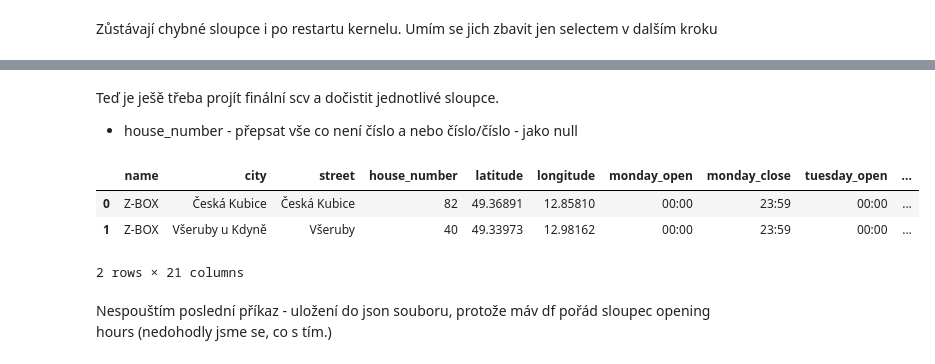
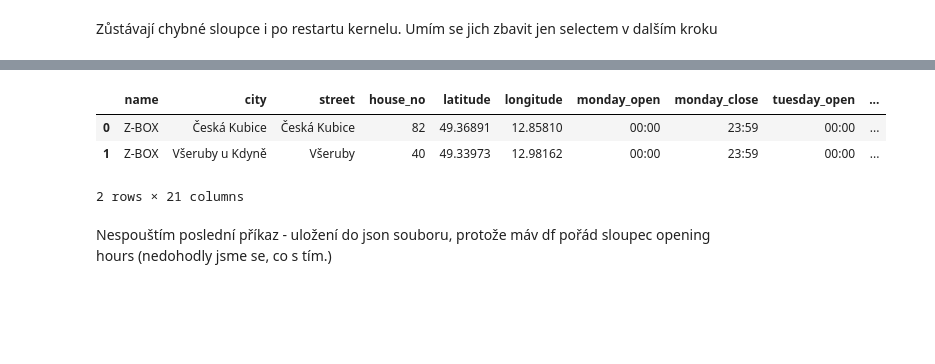
Before and after one commit to 123Lenka/Detektivky_vizualni_smog, a Jupyter notebook: sabi/s_zasilkovna_cleaning_dataset.ipynb, the cells around one changed output, grey strips where cells are left out. Saved outputs shown, nothing was run; the diff lists cells and outputs as text; code cells hidden in the pictures; blank space fills up the shorter version.

```diff
--- a/sabi/s_zasilkovna_cleaning_dataset.ipynb
+++ b/sabi/s_zasilkovna_cleaning_dataset.ipynb
@@ -164,0 +181,5 @@ df.head(2)
+# %%
+df['address_text'] = df['address_text'].str.replace(r'\s\d[\dA-Za-z/,-]*$', '', regex = True)
+
+df.columns
+df.head(2)
@@ -164,0 +243,10 @@ df.head(2)
+# %%
+address_text_rozdelene = df['address_text'].str.rsplit(',', n=1, expand=True)
+
+df['street'] = address_text_rozdelene[1].str.strip()
+df['city'] = address_text_rozdelene[0].str.strip()
+# %%
+df = df[['name', 'city', 'street', 'house_no', 'coordinates', 'openingHours']]
+
+df.columns
+df.head(2)
@@ -176,6 +267,0 @@ df.head(2)
-# %%
-# Vymazat pomocné sloupce (axis - směr, horitontálně - 1)
-df = df.drop(['address', 'address_text', 'street_and_number', 'coordinates'], axis=1)
-
-df.columns
-df.head(1)
@@ -305,17 +388,10 @@ df.head(2)
-# %% [markdown]
-Teď je ješě třeba projít finální scv a dočistit jednotlivé sloupce.
-- house_number - přepsat vše co není číslo a nebo číslo/číslo - jako null
 # %%
-df = df[['name', 'city', 'street', 'house_number', 'latitude', 'longitude',
-         'monday_open', 'monday_close', 'tuesday_open', 'tuesday_close',
-         'wednesday_open', 'wednesday_close', 'thursday_open', 'thursday_close',
-         'friday_open', 'friday_close', 'saturday_open', 'saturday_close',
-         'sunday_open', 'sunday_close', 'openingHours']]
+df = df[['name', 'city', 'street', 'house_no', 'latitude', 'longitude',	'monday_open', 'monday_close', 'tuesday_open', 'tuesday_close', 'wednesday_open', 'wednesday_close', 'thursday_open', 'thursday_close', 'friday_open', 'friday_close', 'saturday_open', 'saturday_close', 'sunday_open', 'sunday_close', 'openingHours']]
 
 df.columns
 df.head(2)
 # %% [output]
-|  | name | city | street | house_number | latitude | longitude | monday_open | monday_close | tuesday_open | ... |
+|  | name | city | street | house_no | latitude | longitude | monday_open | monday_close | tuesday_open | ... |
 | 0 | Z-BOX | Česká Kubice | Česká Kubice | 82 | 49.36891 | 12.85810 | 00:00 | 23:59 | 00:00 | ... |
 | 1 | Z-BOX | Všeruby u Kdyně | Všeruby | 40 | 49.33973 | 12.98162 | 00:00 | 23:59 | 00:00 | ... |
 2 rows × 21 columns
```
Also changed, not shown: parts of 38 cells of this notebook, 1 other file.
